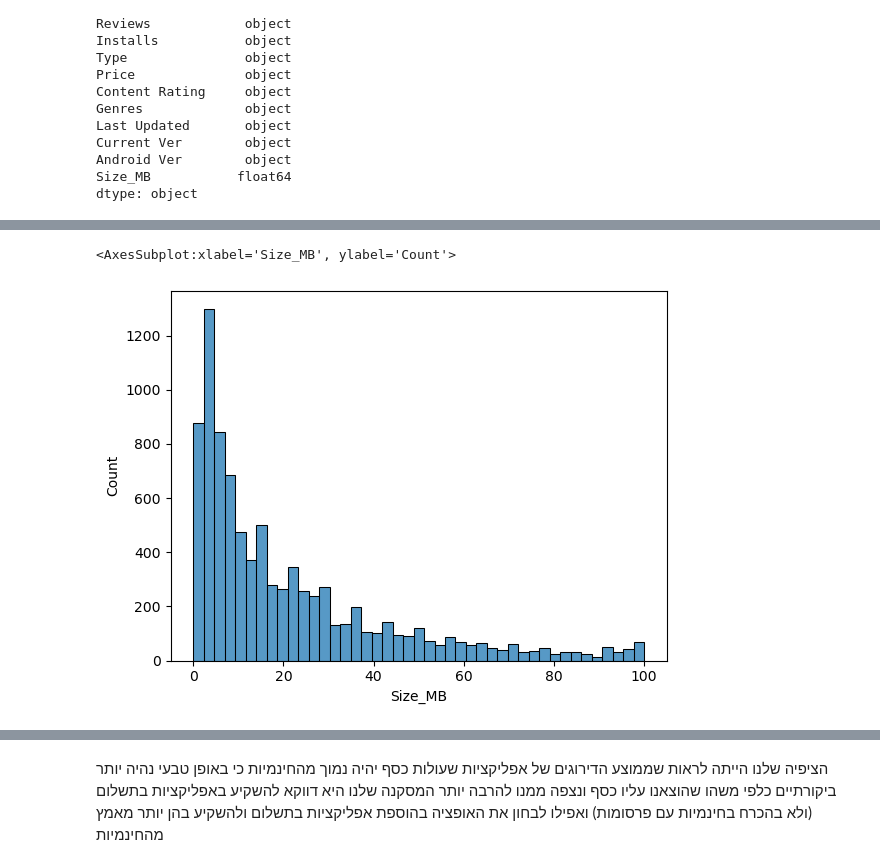
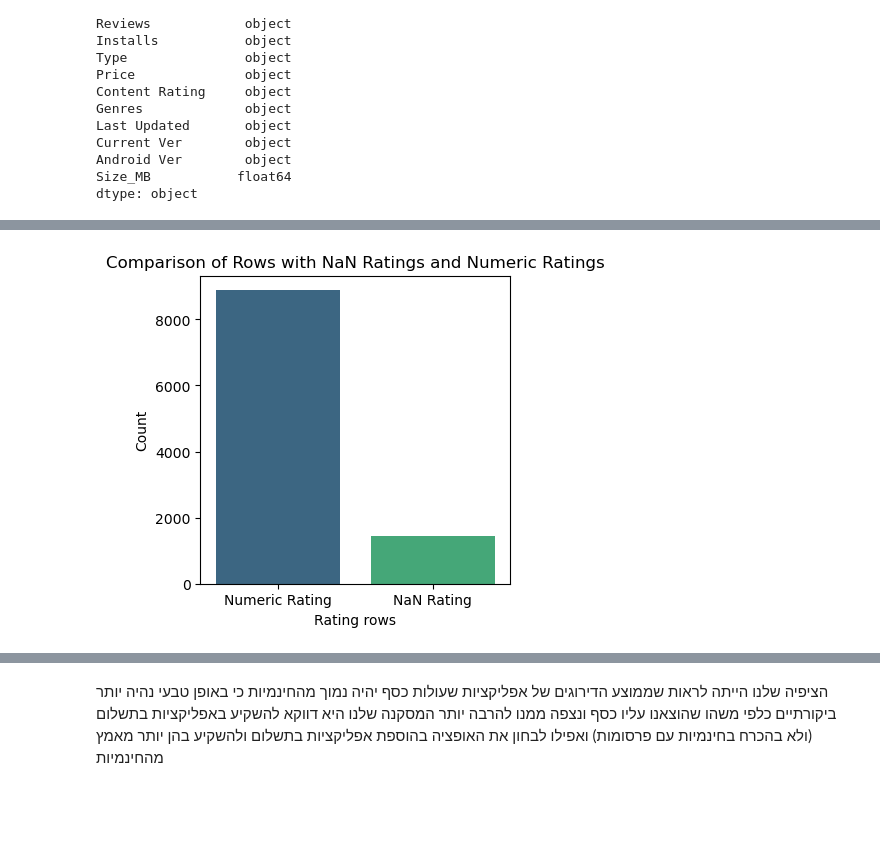
Before and after one commit to Yairvedaniel/project1, a Jupyter notebook: googleplaystoreproject_ogen.ipynb, the cells around one changed output, grey strips where cells are left out. Cells and saved outputs as stored; diff of their text form; code cells hidden in the pictures; blank space fills up the shorter version.

```diff
--- a/googleplaystoreproject_ogen.ipynb
+++ b/googleplaystoreproject_ogen.ipynb
@@ -265,0 +266,8 @@ missing_index_Content_Rating = apps[apps['Content Rating'].isnull()].index
+# %%
+median_size_mb = apps['Size_MB'].median()
+
+# מילוי הערכים החסרים בעמודת Size_MB בחציון
+apps['Size_MB'] = apps['Size_MB'].fillna(median_size_mb)
+
+# הצגת התוצאה כדי לוודא שהערכים החסרים מולאו
+print(apps['Size_MB'].isna().sum())
@@ -265,0 +435,22 @@ missing_index_Content_Rating = apps[apps['Content Rating'].isnull()].index
+# %%
+# חישוב אחוז הביקורות מסך כל ההתקנות לכל אפליקציה
+apps['Review_Percentage'] = (apps['Reviews'] / apps['Installs']) * 100
+
+# הסרת ערכים לא חוקיים בעמודת 'Review_Percentage'
+apps = apps.dropna(subset=['Review_Percentage'])
+apps = apps[apps['Review_Percentage'].apply(lambda x: isinstance(x, (int, float)))]
+
+
+# יצירת גרף עמודות עם צבעים מותאמים ומקרא
+plt.figure(figsize=(6, 4))
+sns.barplot(data=average_review_percentage_df, x='Type', y='Average Review Percentage', palette=['green', 'orange'])
+plt.title('Average Review Percentage by App Type')
+plt.xlabel('App Type')
+plt.ylabel('Average Review Percentage')
+plt.ylim(0, max(average_review_percentage_df['Average Review Percentage']) + 5)
+
+# הוספת מקרא
+plt.legend(['Free - Green', 'Paid - Orange'], loc='upper right')
+
+plt.tight_layout()
+plt.show()
@@ -266,6 +469,16 @@ missing_index_Content_Rating = apps[apps['Content Rating'].isnull()].index
 # %%
-#לבדוק אולי כדאי לעשות את זה על פי לוג וייראה יותר ברור.
-sns.histplot(apps, x = 'Size_MB')
+apps['Rating_NaN'] = apps['Rating'].isna()
+
+# Count the number of NaN and non-NaN ratings
+rating_counts = apps['Rating_NaN'].value_counts()
+
+# Create the count plot
+plt.figure(figsize=(4, 4))
+sns.countplot(x='Rating_NaN', data=apps, palette='viridis')
+plt.title('Comparison of Rows with NaN Ratings and Numeric Ratings')
+plt.xlabel('Rating rows')
+plt.ylabel('Count')
+plt.xticks(ticks=[0, 1], labels=['Numeric Rating', 'NaN Rating'])
+plt.show()
 # %% [output]
-<AxesSubplot:xlabel='Size_MB', ylabel='Count'>
-[figure, old version]
+[figure, new version]
```
Also changed, not shown: parts of 57 cells of this notebook.
